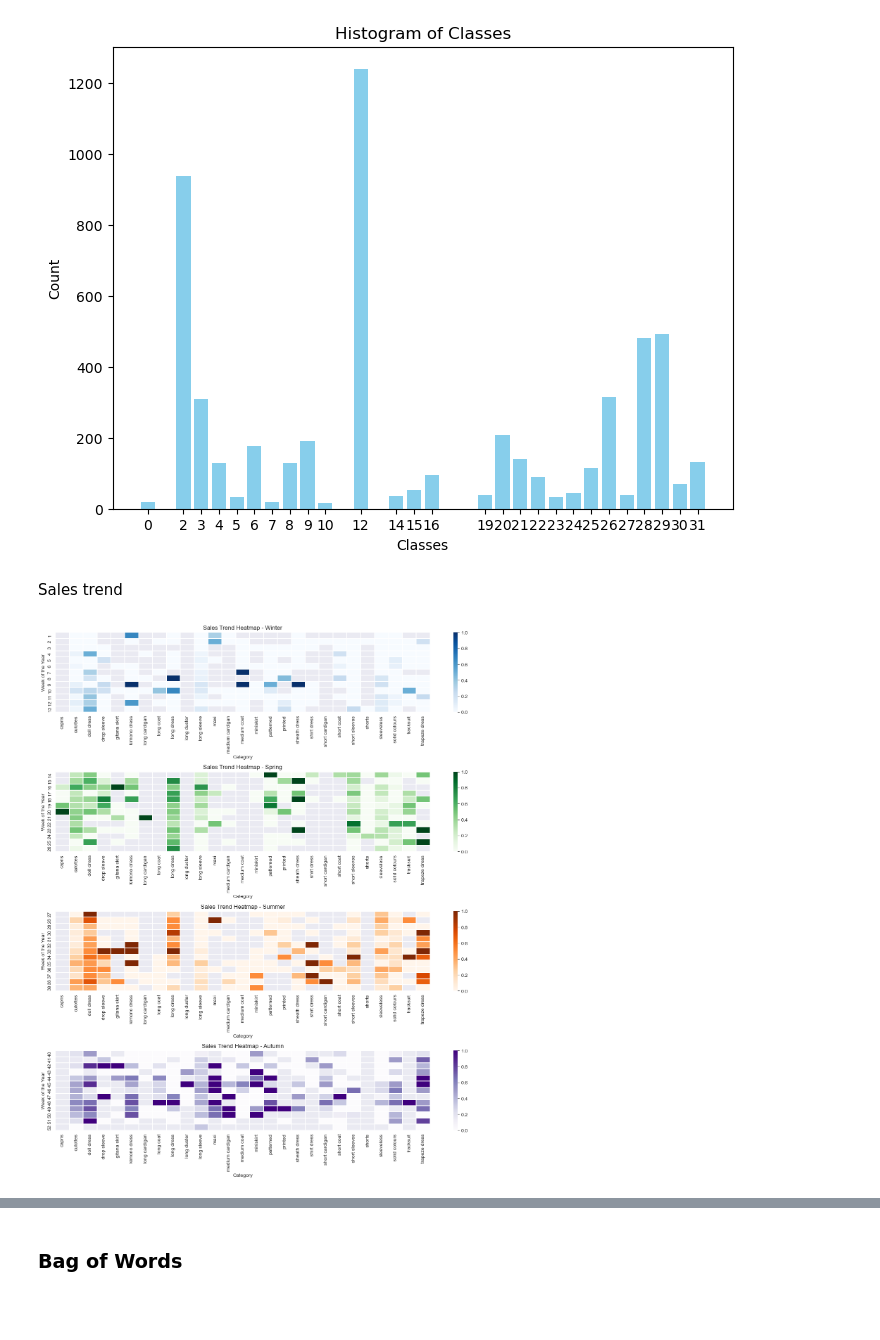
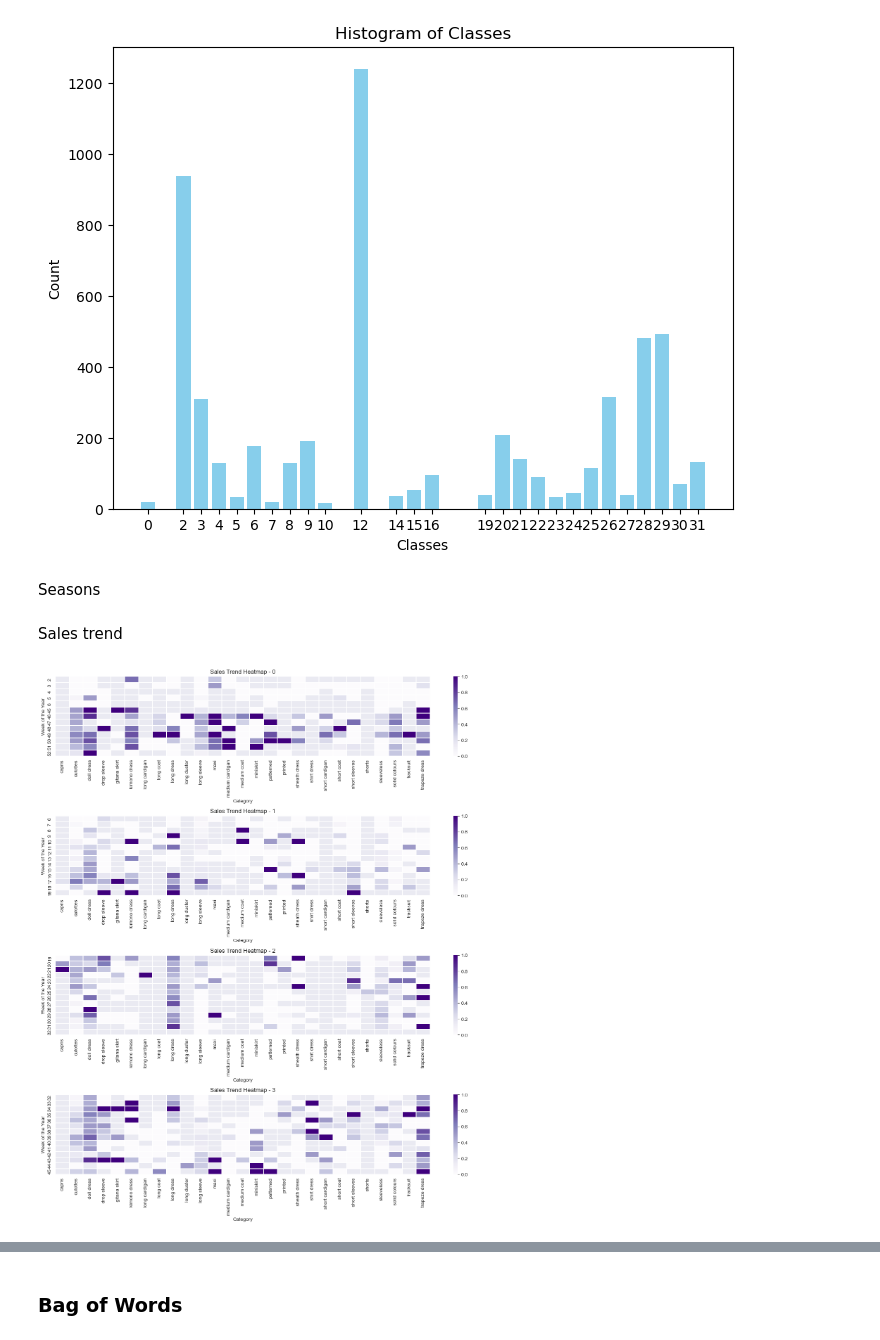
Before and after one commit to guimCC/FashionSalesPrediction, a Jupyter notebook: approach_clip_for_each_category.ipynb, the cells around one changed output, grey strips where cells are left out. Drawn from its saved outputs; the diff is of its cells as text; code cells hidden in the pictures; blank space fills up the shorter version.

```diff
--- a/approach_clip_for_each_category.ipynb
+++ b/approach_clip_for_each_category.ipynb
@@ -226,17 +229,25 @@ temporal_features_engineered = np.column_stack([
 ])
 # %%
 # Convert scaled temporal features back to integers for test data
-test_week_of_year = (temporal_features_test[:, 1] * 52).astype(int)  # Week of the year (1 to 52)
-test_month_of_year = (temporal_features_test[:, 2] * 12).astype(int)  # Month of the year (1 to 12)
-test_year = (temporal_features_test[:, 3] * 10).astype(int)  # Year (scaled up to a meaningful range)
+test_week_of_year = (temporal_features_test[:, 1] * 52).astype(int) + 1
+test_week_of_year = np.clip(test_week_of_year, 1, 52)
+test_month_of_year = (temporal_features_test[:, 2] * 12).astype(int) + 1
+test_month_of_year = np.clip(test_month_of_year, 1, 12)
+test_year = (temporal_features_test[:, 3] * 10).astype(int)
 
 # Additional derived features for test data
-test_is_weekend = (test_week_of_year % 7 >= 5).astype(int)  # Flag indicating if it's a weekend (Saturday or Sunday)
-test_quarter = ((test_month_of_year - 1) // 3 + 1).astype(int)  # Calculate the quarter (1 to 4)
+test_is_weekend = ((test_week_of_year % 7 == 6) | (test_week_of_year % 7 == 0)).astype(int)
+test_quarter = ((test_month_of_year - 1) // 3 + 1).astype(int)
+
 test_season = np.select(
-    [test_month_of_year <= 2, (test_month_of_year >= 3) & (test_month_of_year <= 5),
-     (test_month_of_year >= 6) & (test_month_of_year <= 8), test_month_of_year >= 9],
-    [0, 1, 2, 3])  # Define seasons (Winter, Spring, Summer, Fall)
+    [
+        (test_month_of_year == 12) | (test_month_of_year <= 2),
+        (test_month_of_year >= 3) & (test_month_of_year <= 5),
+        (test_month_of_year >= 6) & (test_month_of_year <= 8),
+        (test_month_of_year >= 9) & (test_month_of_year <= 11)
+    ],
+    [0, 1, 2, 3]
+)
 
 # Combine all features into a new feature matrix for test data
 test_temporal_features_engineered = np.column_stack([
@@ -569,6 +608,8 @@ plt.xticks(unique_classes)  # Ensure all classes are shown on the x-axis
 plt.show()
 # %% [output]
 [figure]
+# %% [markdown]
+Seasons
 # %% [markdown]
 Sales trend
 # %%
@@ -578,55 +619,44 @@ sales_trend_df = pd.DataFrame({
     "Month": (temporal_features_engineered_combined[:, 1]),  # Month of the year
     "Year": (temporal_features_engineered_combined[:, 2]),  # Year
     # "Total Sales": total_sales,
-    "Total Sales": exit_sales,
+    "Total Sales": (item_sales_combined[:, 0:4].sum(axis=1) >= treshold).astype(int),
     "Category": categories_combined
 })
 
 sns.set_style("dark")  # Options: "whitegrid", "darkgrid", "dark", "white", "ticks"
-
-# Define a function to classify weeks into seasons
-def classify_season(week):
-    if week in range(1, 14):  # Weeks 1-13: Winter
-        return "Winter"
-    elif week in range(14, 27):  # Weeks 14-26: Spring
-        return "Spring"
-    elif week in range(27, 40):  # Weeks 27-39: Summer
-        return "Summer"
-    else:  # Weeks 40-52: Autumn
-        return "Autumn"
 
 reversed_cat_dict = {v: k for k, v in cat_dict.items()}
 
 # Apply the classification to create a new Season column
 sales_trend_df["Category"] = sales_trend_df["Category"].map(reversed_cat_dict)
 all_categories = sorted(sales_trend_df["Category"].unique())
 
-sales_trend_df["Season"] = sales_trend_df["Week"].apply(classify_season)
+sales_trend_df["Season"] = temporal_features_engineered_combined[:, 5]
 
 # Calculate the global min and max for the color scale
 global_min = sales_trend_df["Total Sales"].min()
 global_max = sales_trend_df["Total Sales"].max()
 
 # Plot the heatmap for each season with different colormaps
 plt.figure(figsize=(14, 16))
-for i, season in enumerate(["Winter", "Spring", "Summer", "Autumn"]):
+for i, season in enumerate([0,1,2,3]):#["Winter", "Spring", "Summer", "Autumn"]):
     season_data = sales_trend_df[sales_trend_df["Season"] == season]
     season_pivot = season_data.pivot_table(values="Total Sales", index="Week", columns="Category", aggfunc='mean').reindex(columns=all_categories)
 
     # Plot the heatmap for the current season with a consistent color scale
     plt.subplot(4, 1, i + 1)
     sns.heatmap(season_pivot, cmap="Blues" if season == "Winter" else
                                       "Greens" if season == "Spring" else
                                       "Oranges" if season == "Summer" else
                                       "Purples",
                 vmin=global_min, vmax=global_max,
                 linewidths=0.1)
 
     plt.title(f"Sales Trend Heatmap - {season}")
     plt.xlabel("Category")
     plt.ylabel("Week of the Year")
 
 plt.tight_layout()
 plt.show()
 # %% [output]
-[figure, old version]
+[figure, new version]
```
Also changed, not shown: parts of 36 cells of this notebook.
